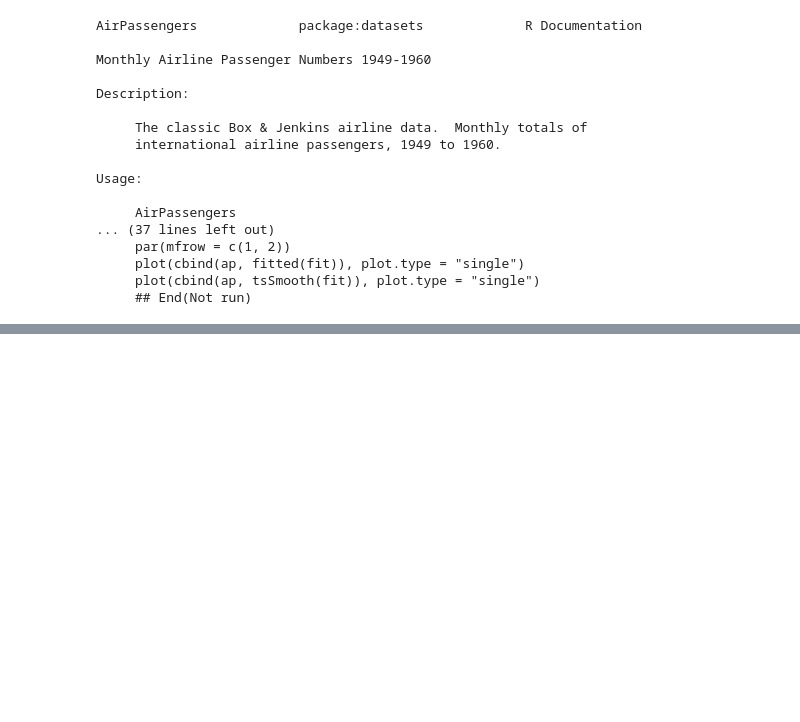
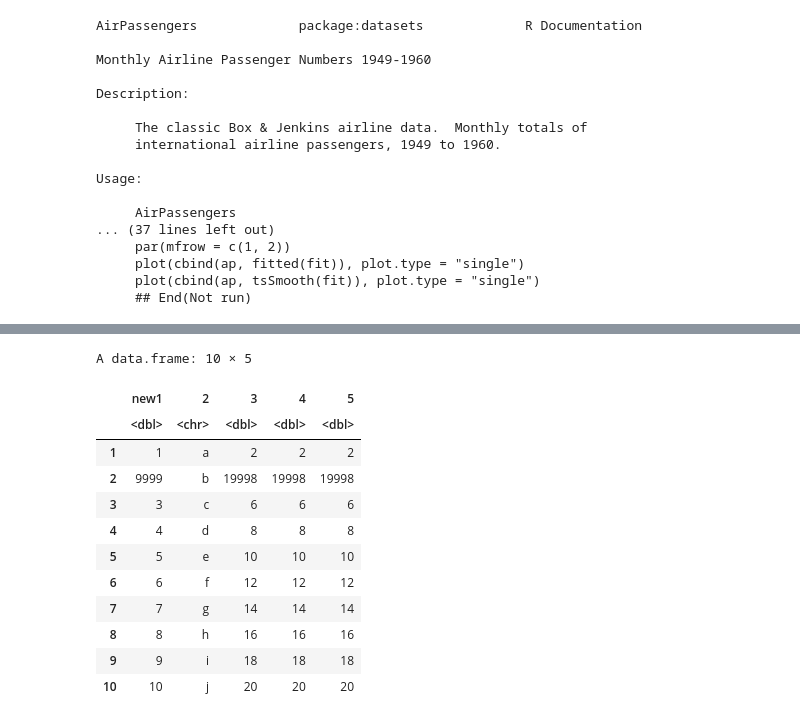
Before and after one commit to roblivesinottawa/rlang_university_project, a Jupyter notebook: jupyter_files/dataframes.ipynb, the cells around one changed output, grey strips where cells are left out. Saved outputs shown, nothing was run; the diff lists cells and outputs as text; code cells hidden in the pictures; blank space fills up the shorter version.

```diff
--- a/jupyter_files/dataframes.ipynb
+++ b/jupyter_files/dataframes.ipynb
@@ -155,0 +491,2 @@ Usage:
+# %%
+df[[2, 'col.name.1']] <- 9999
@@ -155,0 +683,2 @@ Usage:
+# %%
+df$newcol <- 2*df$col.name.1
@@ -155,0 +699,2 @@ Usage:
+# %%
+df$newcol.copy <- df$newcol
@@ -155,0 +713,3 @@ Usage:
+# %%
+df[, 'newcol.copy2'] <- df$newcol
+head(df)
@@ -155,0 +755,17 @@ Usage:
+# %%
+# selecting multiple rows
+df[1:10, ]
+# %% [output]
+A data.frame: 10 × 5
+|  | new1 | 2 | 3 | 4 | 5 |
+|  | <dbl> | <chr> | <dbl> | <dbl> | <dbl> |
+| 1 | 1 | a | 2 | 2 | 2 |
+| 2 | 9999 | b | 19998 | 19998 | 19998 |
+| 3 | 3 | c | 6 | 6 | 6 |
+| 4 | 4 | d | 8 | 8 | 8 |
+| 5 | 5 | e | 10 | 10 | 10 |
+| 6 | 6 | f | 12 | 12 | 12 |
+| 7 | 7 | g | 14 | 14 | 14 |
+| 8 | 8 | h | 16 | 16 | 16 |
+| 9 | 9 | i | 18 | 18 | 18 |
+| 10 | 10 | j | 20 | 20 | 20 |
```
Also changed, not shown: parts of 85 cells of this notebook, 2 other files.
